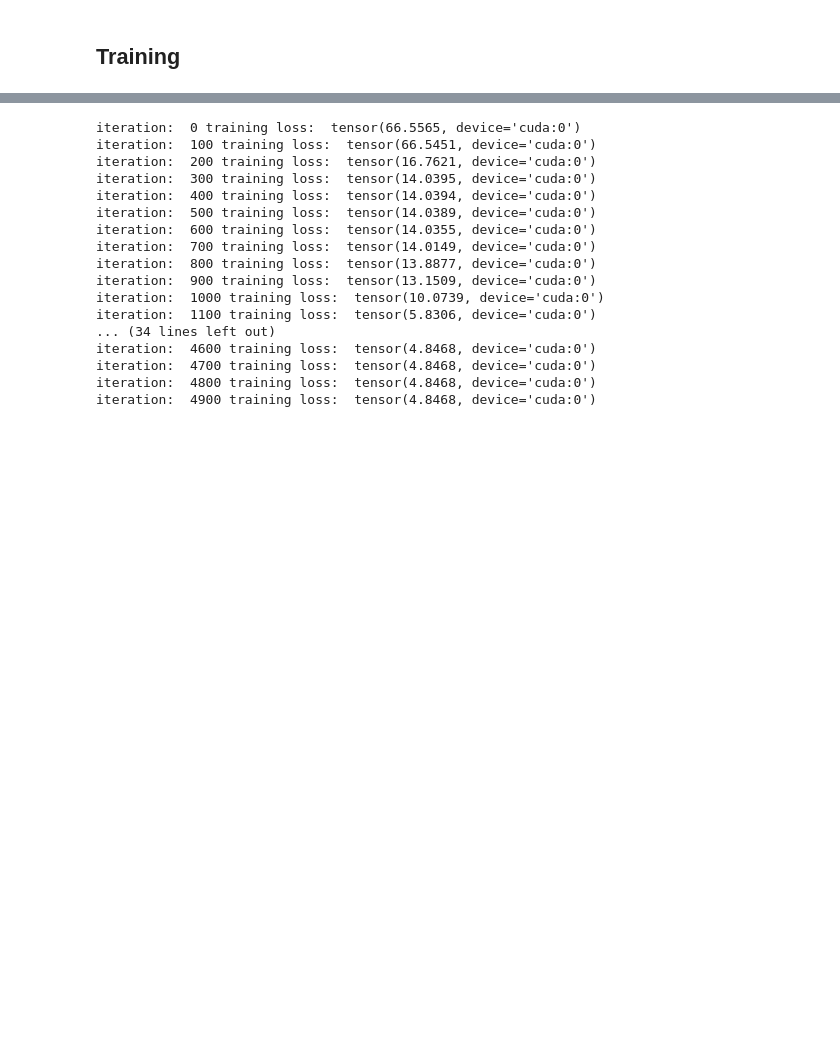
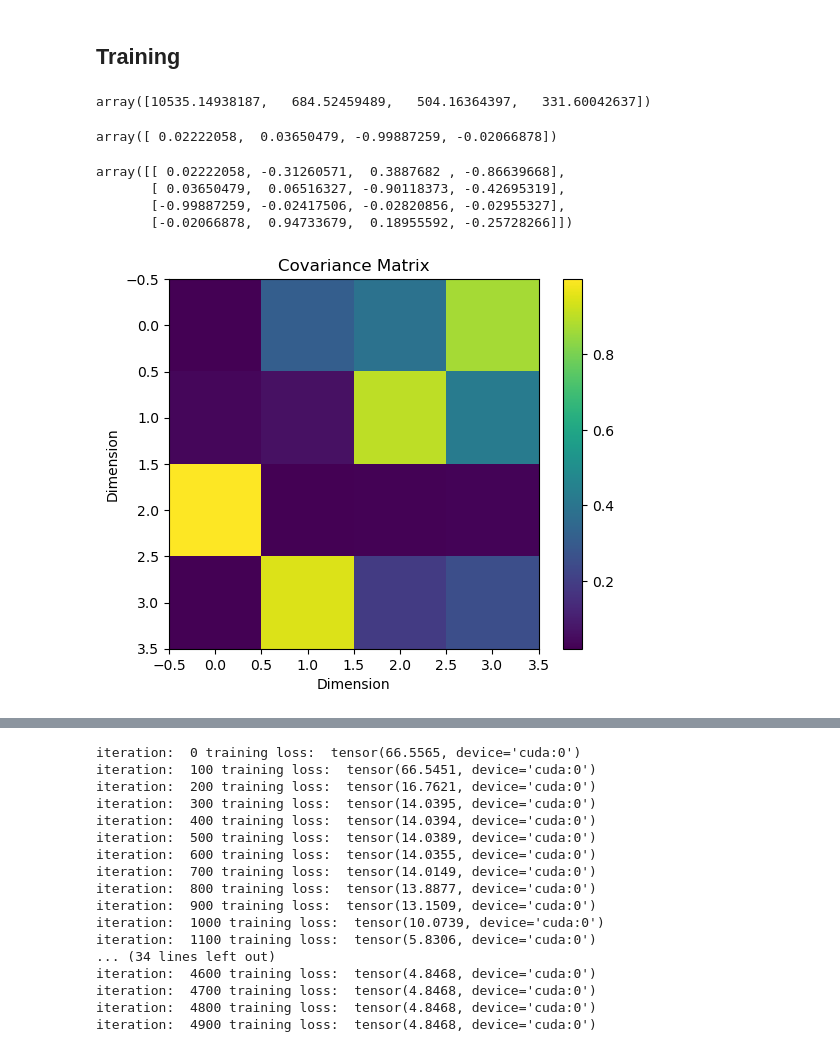
Before and after one commit to Frankalexej/aele, a Jupyter notebook: aele_3.ipynb, the cells around one changed output, grey strips where cells are left out. Cells and saved outputs as stored; diff of their text form; code cells hidden in the pictures; blank space fills up the shorter version.

```diff
--- a/aele_3.ipynb
+++ b/aele_3.ipynb
@@ -286,17 +336,15 @@ class LinearAutoEncoder():
 # %%
 # training means and shared std
 means_train = [
-    # np.array([120.0, 320.0, 1650.0, 2250.0]),  # /y/
-    # np.array([120.0, 320.0,  800.0, 2250.0]),  # /u/
     np.array([0.0, 0.0, -10.0, 0.0]),  # /y/
     np.array([0.0, 0.0, 10.0, 0.0]),  # /u/
-    np.array([0.0, 5.0, -10.0, 0.0]),  # /ø/
-    np.array([0.0, 5.0, 10.0, 0.0]),  # /o/
+    # np.array([0.0, -10.0, -10.0, 0.0]),  # /ø/
+    # np.array([0.0, -10.0, 10.0, 0.0]),  # /o/
 ]
 var_strength = 5.0  # Hz in all dimensions
 vars_train = [var_strength] * len(means_train)
 sizes_train = [100 // len(means_train)] * len(means_train)  # for example
-tags_train = ["y", "u", "ø", "o"]
+tags_train = ["y", "u"] # , "ø", "o"
 
 means_test = [
     np.array([0.0, 5.0, -10.0, 0.0]),  # /ø/
@@ -314,3 +362,10 @@ tags_test = ["ø", "o", "ɛ", "ʌ", "i", "y", "u"]
 data_train, labels_train = generate_gmm_data(d=4, n_components=len(tags_train), random_state=calendar.timegm(time.gmtime()), means=means_train, vars=vars_train, sizes=sizes_train, tags=tags_train)
 
 data_test, labels_test = generate_gmm_data(d=4, n_components=len(tags_test), random_state=calendar.timegm(time.gmtime()) + 1, means=means_test, vars=vars_test, sizes=sizes_test, tags=tags_test)
+# %%
+corr_mat = compute_correlation_matrix(data_train, data_train)
+U, S, V = np.linalg.svd(corr_mat)
+# %%
+S
+# %% [output]
+array([10535.14938187,   684.52459489,   504.16364397,   331.60042637])
@@ -316,0 +375,21 @@ data_test, labels_test = generate_gmm_data(d=4, n_components=len(tags_test), ran
+# %%
+U @ np.array([1, 0, 0, 0])
+# %% [output]
+array([ 0.02222058,  0.03650479, -0.99887259, -0.02066878])
+# %%
+U
+# %% [output]
+array([[ 0.02222058, -0.31260571,  0.3887682 , -0.86639668],
+       [ 0.03650479,  0.06516327, -0.90118373, -0.42695319],
+       [-0.99887259, -0.02417506, -0.02820856, -0.02955327],
+       [-0.02066878,  0.94733679,  0.18955592, -0.25728266]])
+# %%
+plt.figure()
+plt.imshow(abs(U), aspect='equal')
+plt.colorbar()
+plt.title("Covariance Matrix")
+plt.xlabel("Dimension")
+plt.ylabel("Dimension")
+plt.show()
+# %% [output]
+[figure, added]
```
Also changed, not shown: parts of 8 cells of this notebook.
